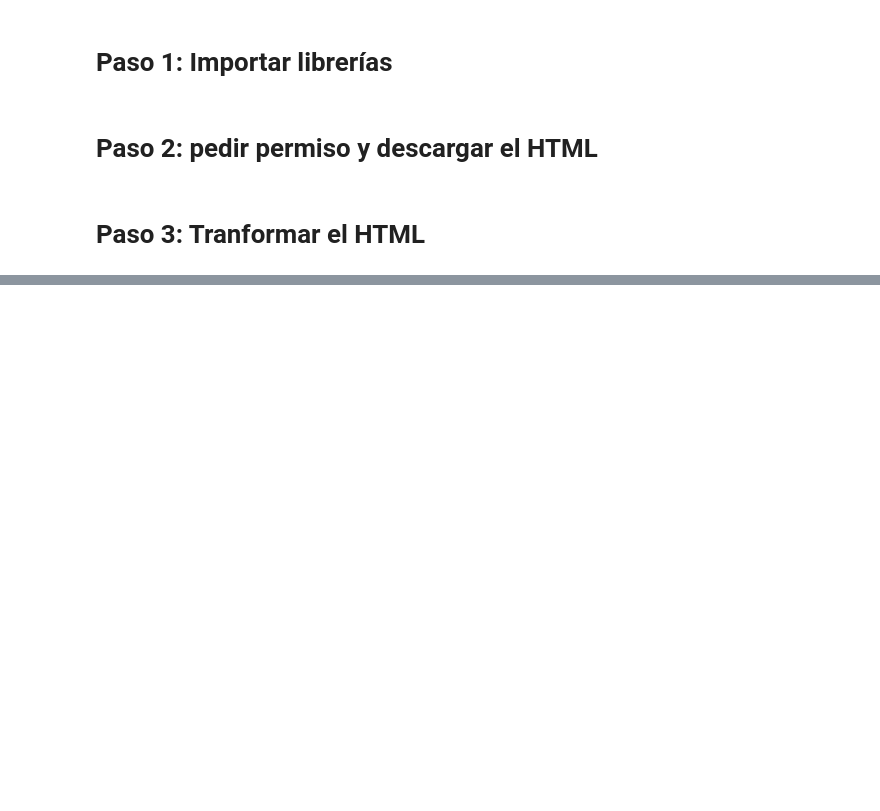
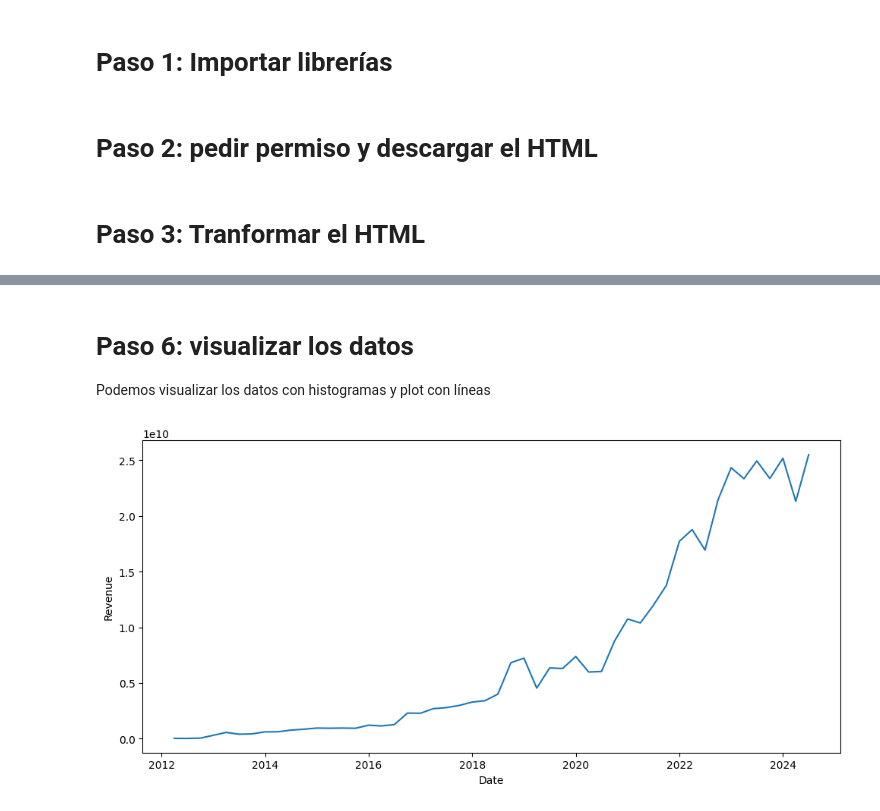
Before and after one commit to mariaorrri/modulo10-web-scraping-project-tutorial, a Jupyter notebook: src/explore.es.ipynb, the cells around one changed output, grey strips where cells are left out. Cells and saved outputs as stored; diff of their text form; code cells hidden in the pictures; blank space fills up the shorter version.

```diff
--- a/src/explore.es.ipynb
+++ b/src/explore.es.ipynb
@@ -84,0 +82,12 @@ trimestrales
+# %%
+# Funcion para pasar todo a la misma unidad
+def convertir_revenue(valor):
+    if valor.endswith('B'):  # Si el valor termina en 'B'
+        return float(valor[:-1]) * 1_000_000_000  # Multiplica por 1,000,000,000
+    elif valor.endswith('M'):  # Si el valor termina en 'M'
+        return float(valor[:-1]) * 1_000_000  # Multiplica por 1,000,000
+    else:
+        return float(valor)  # Si no tiene sufijo, asume que ya está en la unidad correcta
+# %%
+# Lo aplicamos
+df_trimestral['Revenue'] = df_trimestral['Revenue'].apply(convertir_revenue)
@@ -84,0 +117,7 @@ trimestrales
+# %%
+# Voy a cambiar el formato de las fechas
+# Convertir las fechas al formato datetime
+df_trimestral['Date'] = pd.to_datetime(df_trimestral['Date'], format='%B %d, %Y')
+# %%
+# Cambio al formato dia/mes/año
+df_trimestral['Date'] = df_trimestral['Date'].dt.strftime('%d/%m/%Y')
@@ -84,0 +184,3 @@ trimestrales
+# %% [markdown]
+# Paso 6: visualizar los datos
+Podemos visualizar los datos con histogramas y plot con líneas
@@ -84,0 +190,12 @@ trimestrales
+# %%
+fig, axis = plt.subplots(figsize = (10, 5))
+
+df_trimestral["Date"] = pd.to_datetime(df_trimestral["Date"])
+
+sns.lineplot(data = df_trimestral, x = "Date", y = "Revenue")
+
+plt.tight_layout()
+
+plt.show()
+# %% [output]
+[figure, added]
```
Also changed, not shown: parts of 17 cells of this notebook, 1 other file.
